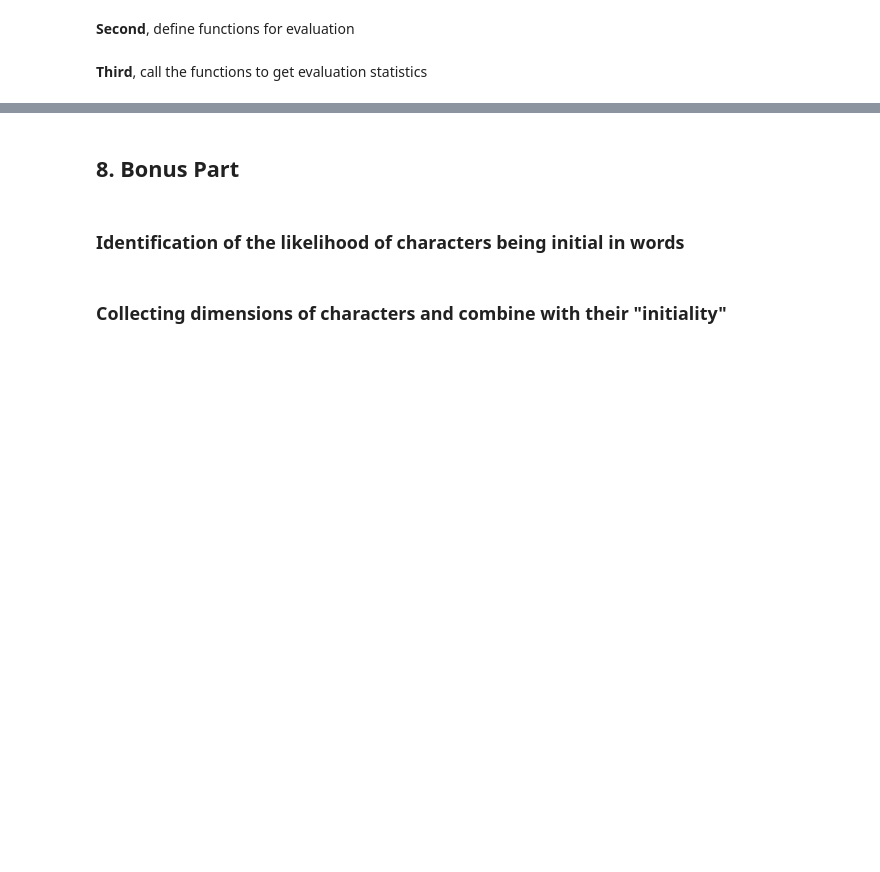
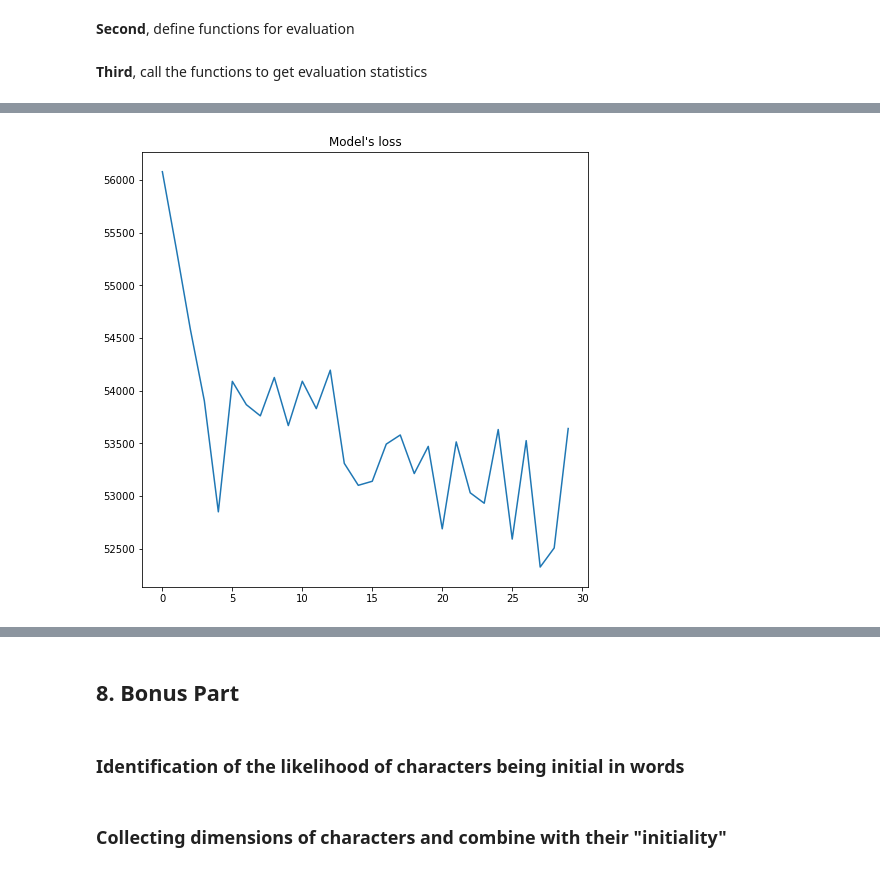
Before and after one commit to mboholm/lt2326-h1-a2, a Jupyter notebook: part2.ipynb, the cells around one changed output, grey strips where cells are left out. Saved outputs shown, nothing was run; the diff lists cells and outputs as text; code cells hidden in the pictures; blank space fills up the shorter version.

```diff
--- a/part2.ipynb
+++ b/part2.ipynb
@@ -17,7 +19,7 @@ import numpy as np
 import pandas as pd
 # %%
 # MB. New cell
-gpu_device = "cuda:2"
+gpu_device = "cuda:1"
 # %% [markdown]
 ## 1. Loading the data, padding (based on 2.0)
 # %% [markdown]
@@ -321,7 +327,7 @@ dual_model, dual_loss_array = train(X = train_X_tensor,
                                   emb_size = 200,
                                   lstm_hidden_dim = 150,
                                   batch_size = 50,
-                                  epochs = 10,
+                                  epochs = 30,
                                   device = gpu_device,
                                   segment = True,
                                   generate = True)
@@ -497,2 +584,6 @@ plot_loss(segment_loss_array)
+# %%
+plot_loss(dual_loss_array)
+# %% [output]
+[figure, added]
 # %%
 compare_plot_loss(dual_loss_array, segment_loss_array)
```
Also changed, not shown: parts of 27 cells of this notebook, 1 other file.
